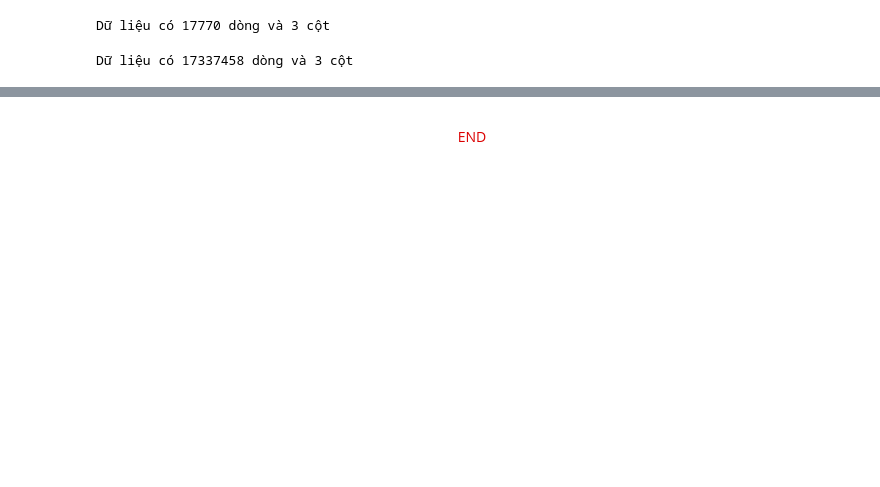
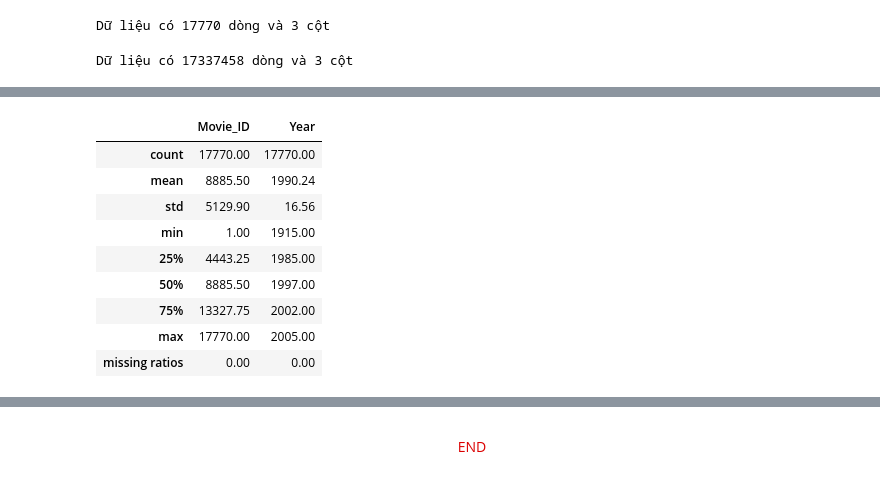
Before and after one commit to kolee1902/Data_Visualization_Lab02-Netflix, a Jupyter notebook: source/21127104_21127129.ipynb, the cells around one changed output, grey strips where cells are left out. Cells and saved outputs as stored; diff of their text form; code cells hidden in the pictures; blank space fills up the shorter version.

```diff
--- a/source/21127104_21127129.ipynb
+++ b/source/21127104_21127129.ipynb
@@ -128,0 +226,21 @@ Dữ liệu có 17337458 dòng và 3 cột
+# %%
+pd.set_option('display.max_columns', None)
+numeric_cols = movie_df.select_dtypes(exclude=['object']).columns
+num_col_dist_df = movie_df[numeric_cols].copy()
+missing_percentage = num_col_dist_df.isna().mean() * 100
+
+num_col_dist_df = num_col_dist_df.describe(percentiles=[.25, .5, .75]).round(2)
+num_col_dist_df.loc['missing ratios'] = missing_percentage
+
+num_col_dist_df
+# %% [output]
+|  | Movie_ID | Year |
+| count | 17770.00 | 17770.00 |
+| mean | 8885.50 | 1990.24 |
+| std | 5129.90 | 16.56 |
+| min | 1.00 | 1915.00 |
+| 25% | 4443.25 | 1985.00 |
+| 50% | 8885.50 | 1997.00 |
+| 75% | 13327.75 | 2002.00 |
+| max | 17770.00 | 2005.00 |
+| missing ratios | 0.00 | 0.00 |
```
Also changed, not shown: parts of 36 cells of this notebook.
